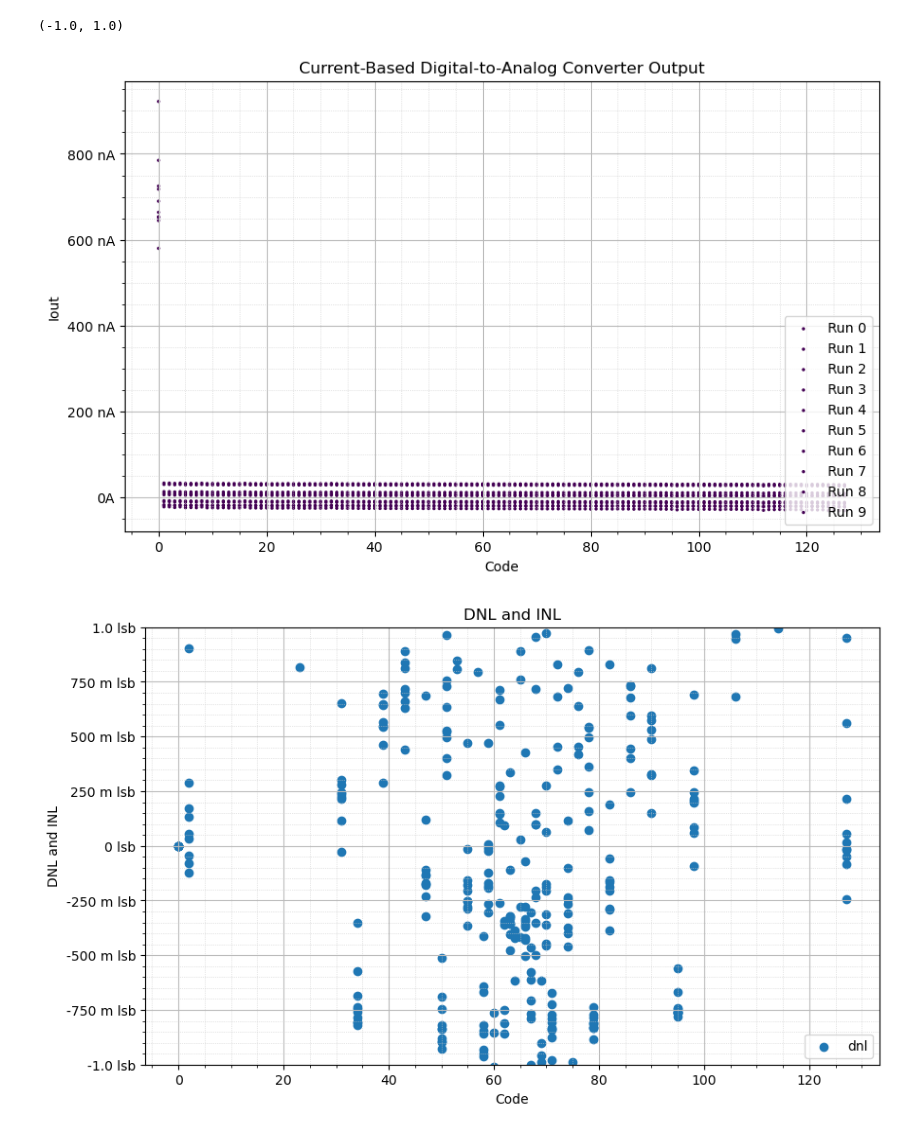
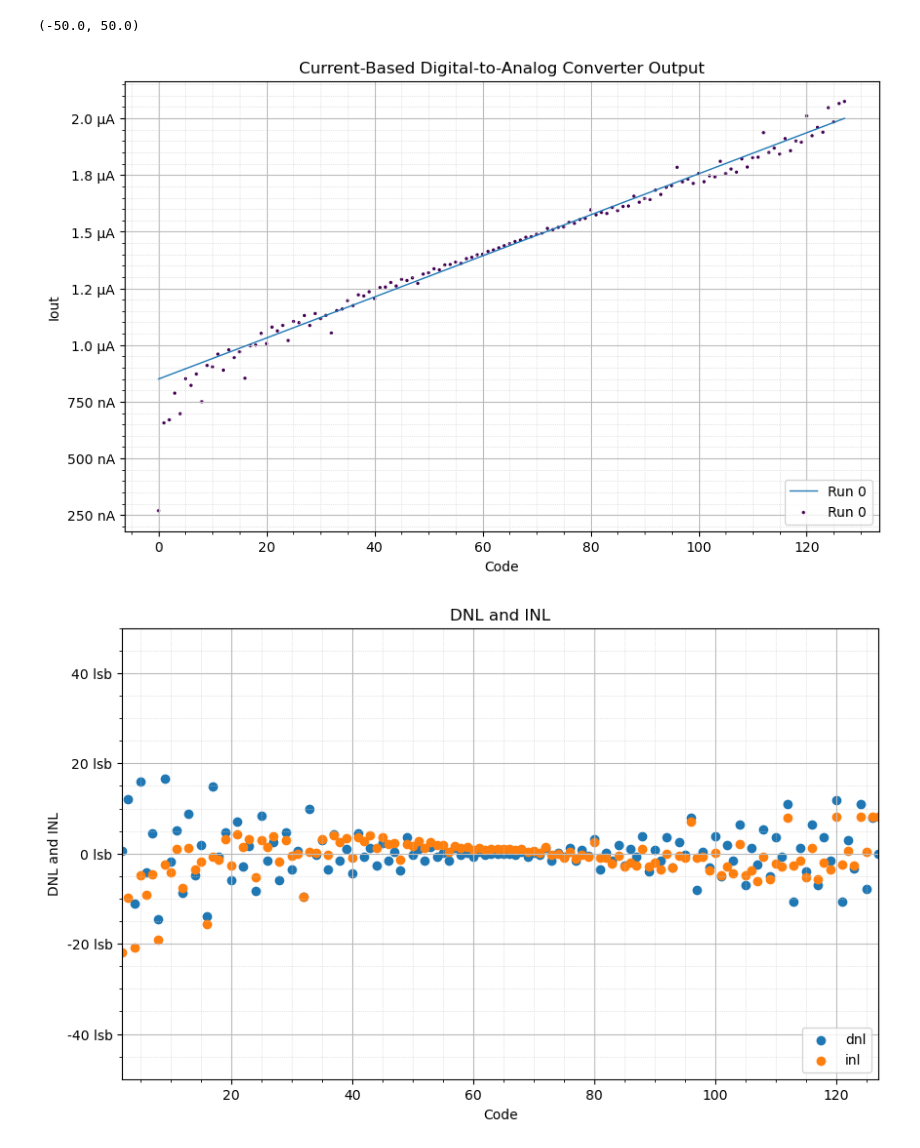
Before and after one commit to James-Jagielski/7-bit-D-A-converter-MP4-MADVLSI, a Jupyter notebook: schematics/simulations/plot_dac_mc.ipynb, the cells around one changed output. Cells and saved outputs as stored; diff of their text form; code cells hidden in the pictures.

```diff
--- a/schematics/simulations/plot_dac_mc.ipynb
+++ b/schematics/simulations/plot_dac_mc.ipynb
@@ -10,7 +10,7 @@ n_bits = 7
 n_codes = 2 ** n_bits
 mc_simulations = []
 # results_dir = "ieee_DAC/simulation_results/"
-results_dir = "ieee_DAC/dac_with_external_bias_gen/test_10"
+results_dir = "ieee_DAC/dac_with_external_bias_gen/test_71"
 
 for filenum, filename in enumerate(os.listdir(results_dir)):
     df = pd.read_csv(os.path.join(results_dir, filename), delimiter = "\s+")
@@ -38,9 +38,12 @@ plt.figure(figsize = (10, 6))
 mc_helper.axes_labels("Code", "", "Iout", "A", "Current-Based Digital-to-Analog Converter Output")
 mc_helper.make_grids()
 
-Iout_for_max_code = np.mean(tdf["Iout"][tdf["code"] == max(tdf["code"])])
-lsb = Iout_for_max_code / (n_codes - 1)
-tdf["Iout_ideal"] = lsb * tdf["code"]
+# Iout_for_max_code = np.mean(tdf["Iout"][tdf["code"] == max(tdf["code"])])
+# Iout_for_min_code = np.mean(tdf["Iout"][tdf["code"] == min(tdf["code"])+1])
+Iout_for_max_code = 2e-6
+Iout_for_min_code = 850e-9
+lsb = (Iout_for_max_code - Iout_for_min_code) / (n_codes - 1)
+tdf["Iout_ideal"] = lsb * tdf["code"] + Iout_for_min_code
 tdf["Iout_error"] = tdf["Iout"] - tdf["Iout_ideal"]
 max_error = max(tdf["Iout_error"])
 tdf["inl"] = tdf["Iout_error"] / lsb
@@ -59,7 +62,7 @@ print(tdf.head(3))
 print()
 
 for i, df_simulation in enumerate(mc_simulations):
-    # plt.plot(np.array(tdf["code"]), np.array(tdf["Iout_ideal"]), linewidth = 1, label = f"Run {i}")
+    plt.plot(np.array(tdf["code"]), np.array(tdf["Iout_ideal"]), linewidth = 1, label = f"Run {i}")
     plt.scatter(np.array(df_simulation["code"]), np.array(df_simulation["Iout"]), c = df_simulation["mc_run"], s = 2, label = f"Run {i}")
 plt.legend(loc = "lower right")
 
@@ -68,7 +71,8 @@ mc_helper.axes_labels("Code", "", "DNL and INL", " lsb", "DNL and INL")
 mc_helper.make_grids()
 
 plt.scatter(tdf["code"], tdf["dnl"], label = "dnl")
-# plt.scatter(tdf["code"], tdf["inl"], label = "inl")
+plt.scatter(tdf["code"], tdf["inl"], label = "inl")
 plt.legend(loc = "lower right")
-plt.ylim(-1, 1)
+plt.xlim(2, 127)
+plt.ylim(-50, 50)
 # %% [output]
@@ -89,7 +93,7 @@ Final dataframe:
 A value is trying to be set on a copy of a slice from a DataFrame
 
 See the caveats in the documentation: https://pandas.pydata.org/pandas-docs/stable/user_guide/indexing.html#returning-a-view-versus-a-copy
   tdf["dnl"][tdf["code"] == 0] = 0
-(-1.0, 1.0)
+(-50.0, 50.0)
-[figure, old version]
+[figure, new version]
-[figure, old version]
+[figure, new version]
```
Also changed, not shown: parts of 1 cell of this notebook, 11 other files.
